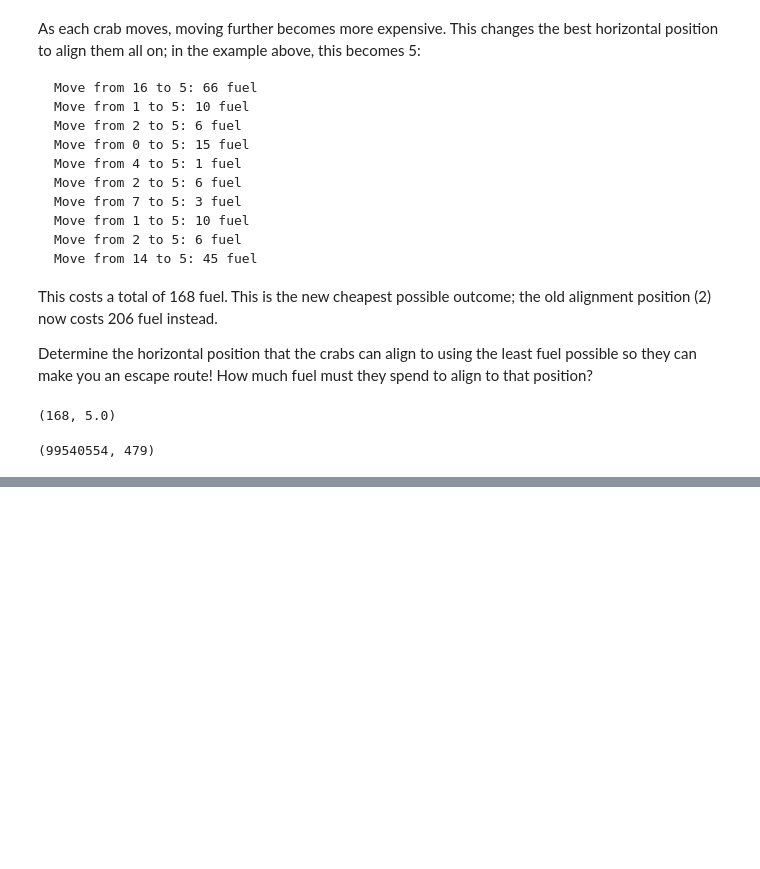
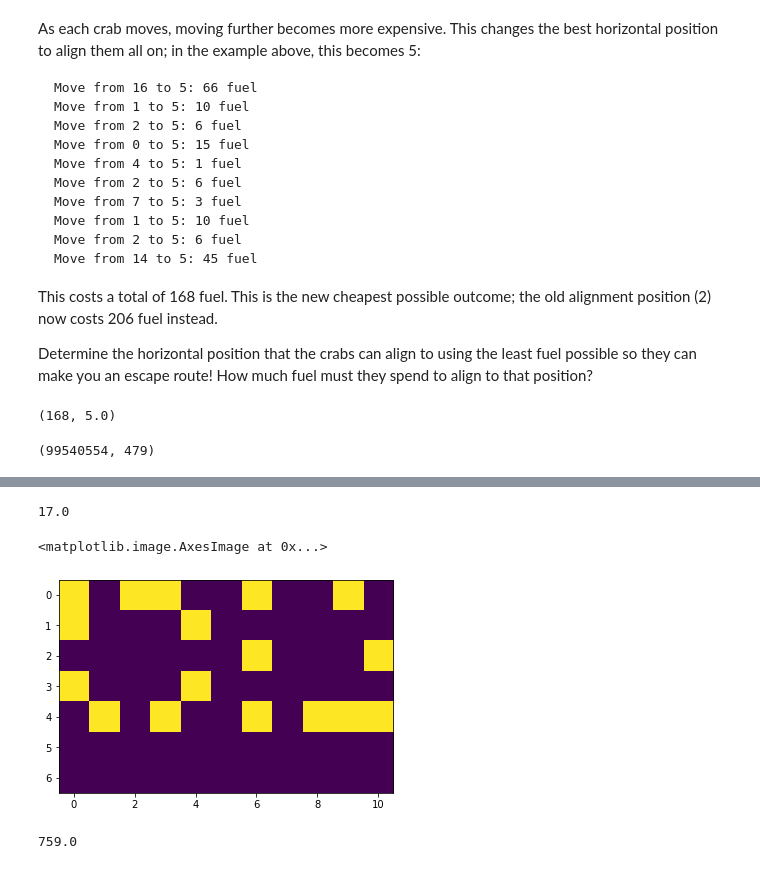
Before and after one commit to elastufka/Advent2021, a Jupyter notebook: Advent 2021.ipynb, the cells around one changed output, grey strips where cells are left out. Drawn from its saved outputs; the diff is of its cells as text; code cells hidden in the pictures; blank space fills up the shorter version.

```diff
--- a/Advent 2021.ipynb
+++ b/Advent 2021.ipynb
@@ -914,0 +1270,8 @@ optimize_fuel2(full_input)
+# %%
+lscores=0
+clean_input=[]
+for line in lines:
+    score=illegal(line[:-1])
+    lscores+=score
+    if score ==0:
+        clean_input.append(line)
@@ -914,0 +1557,7 @@ optimize_fuel2(full_input)
+# %%
+maze = {}
+for line in open('input_day12.txt').read().splitlines():
+    s,e = line.split('-')
+    #print(s,e)
+    if s!='end' and e!='start': maze.setdefault(s,set()).add(e)
+    if e!='end' and s!='start': maze.setdefault(e,set()).add(s)
@@ -914,0 +1606,38 @@ optimize_fuel2(full_input)
+# %%
+def day13_part1(fname='test_input_day13.txt',first_fold_dir=np.flipud,first_fold_coord=7):
+    coords=[]
+    for line in open(fname).read().splitlines():
+        try:
+            x,y = line.split(',')
+            coords.append([int(x),int(y)])
+        except ValueError:
+            break
+    coords=np.array(coords)
+    paper_size=[np.max(coords[:,1])+1,np.max(coords[:,0])+1]
+    paper=np.zeros(paper_size)
+    for x,y in coords:
+        paper[y,x]=1
+    if first_fold_dir==np.flipud:
+        top_half=paper[:first_fold_coord]
+        bottom_half=paper[first_fold_coord+1:]
+    else: #other direction, fliplr
+        top_half=paper[:,:first_fold_coord]
+        bottom_half=paper[:,first_fold_coord+1:]
+    folded=top_half+first_fold_dir(bottom_half)
+    folded[folded >0]=1
+    return folded,np.sum(folded)
+# %%
+code,n=day13_part1()
+print(n)
+# %% [output]
+17.0
+# %%
+plt.imshow(code)
+# %% [output]
+<matplotlib.image.AxesImage at 0x...>
+[figure, added]
+# %%
+code,n=day13_part1('input_day13.txt',first_fold_dir=np.fliplr,first_fold_coord=655)
+print(n)
+# %% [output]
+759.0
```
Also changed, not shown: parts of 86 cells of this notebook, 9 other files.
